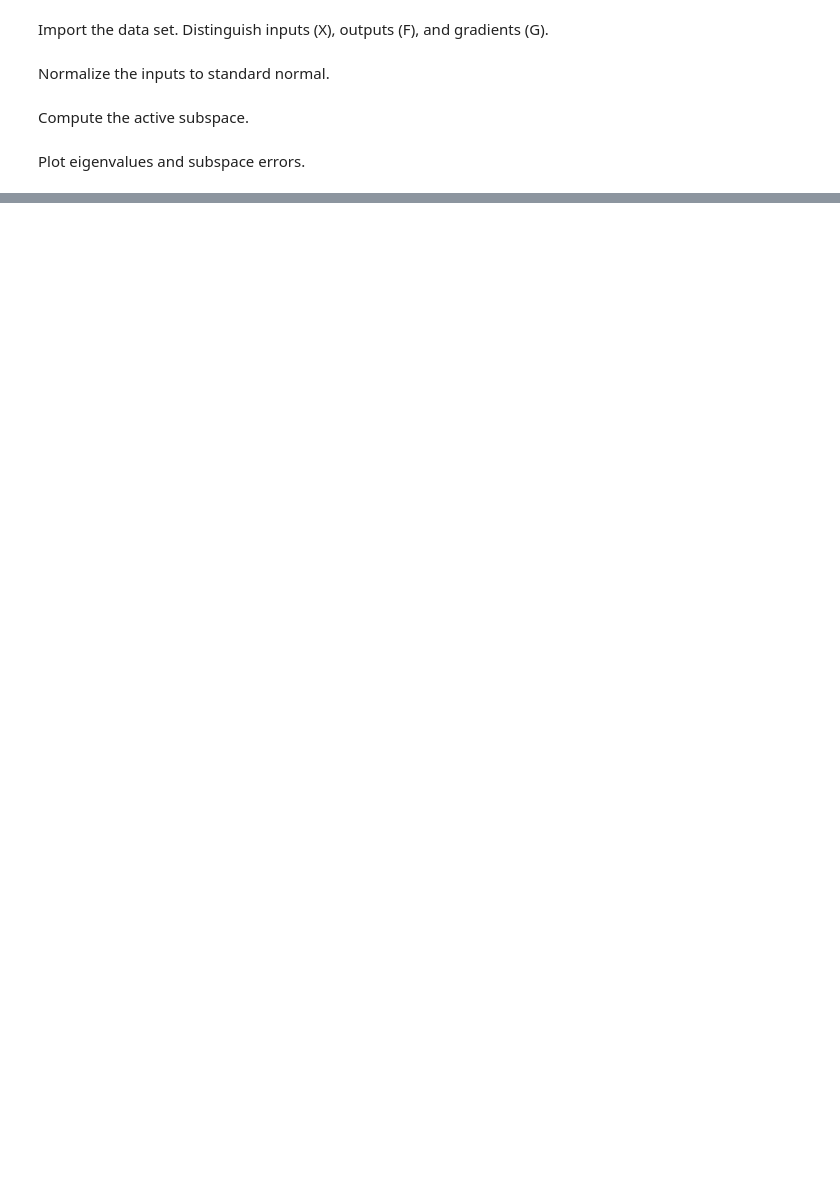
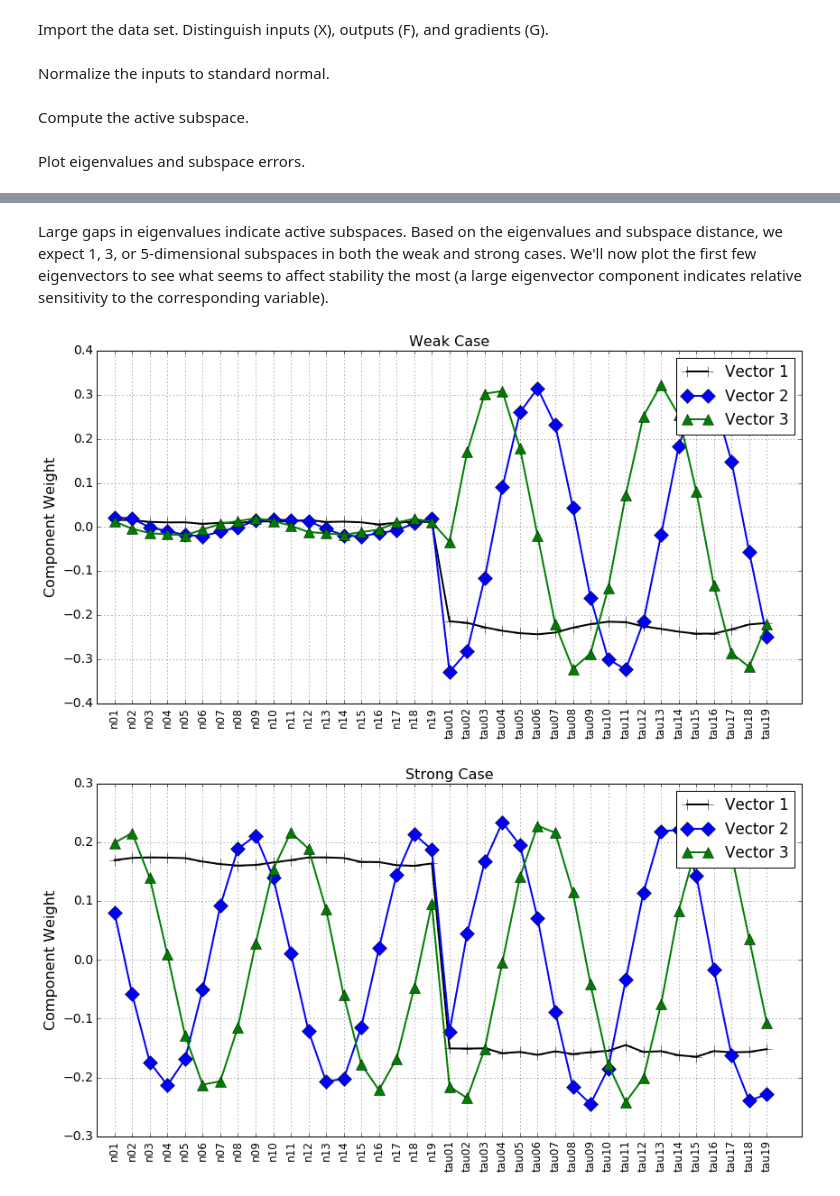
Before and after one commit to paulcon/as-data-sets, a Jupyter notebook: Atacamac/active-subspace-atacamac.ipynb, the cells around one changed output, grey strips where cells are left out. Drawn from its saved outputs; the diff is of its cells as text; code cells hidden in the pictures; blank space fills up the shorter version.

Commit message:
First ATACAMC draft

```diff
--- a/Atacamac/active-subspace-atacamac.ipynb
+++ b/Atacamac/active-subspace-atacamac.ipynb
@@ -86,0 +156,16 @@ ac.utils.plotters.sufficient_summary(XX.dot(ss.W1),f)
+# %% [markdown]
+Large gaps in eigenvalues indicate active subspaces. Based on the eigenvalues and subspace distance, we expect 1, 3, or 5-dimensional subspaces in both the weak and strong cases. We'll now plot the first few eigenvectors to see what seems to affect stability the most (a large eigenvector component indicates relative sensitivity to the corresponding variable).
+# %%
+for i in range(2):
+    plt.figure(figsize=(14,7))
+    plt.plot(np.arange(1,39), ss[i].eigenvectors[:,0], 'k+-',
+            np.arange(1,39), ss[i].eigenvectors[:,1], 'bD-',
+            np.arange(1,39), ss[i].eigenvectors[:,2], 'g^-', ms=12, lw=2)
+    plt.grid(True)
+    plt.title(out_labels[i], fontsize=16)
+    plt.ylabel('Component Weight', fontsize=16)
+    plt.xticks(np.arange(1,39), in_labels, rotation='vertical', fontsize=12)
+    plt.legend(['Vector 1', 'Vector 2', 'Vector 3'])
+# %% [output]
+[figure, added]
+[figure, added]
```
Also changed, not shown: parts of 23 cells of this notebook.
